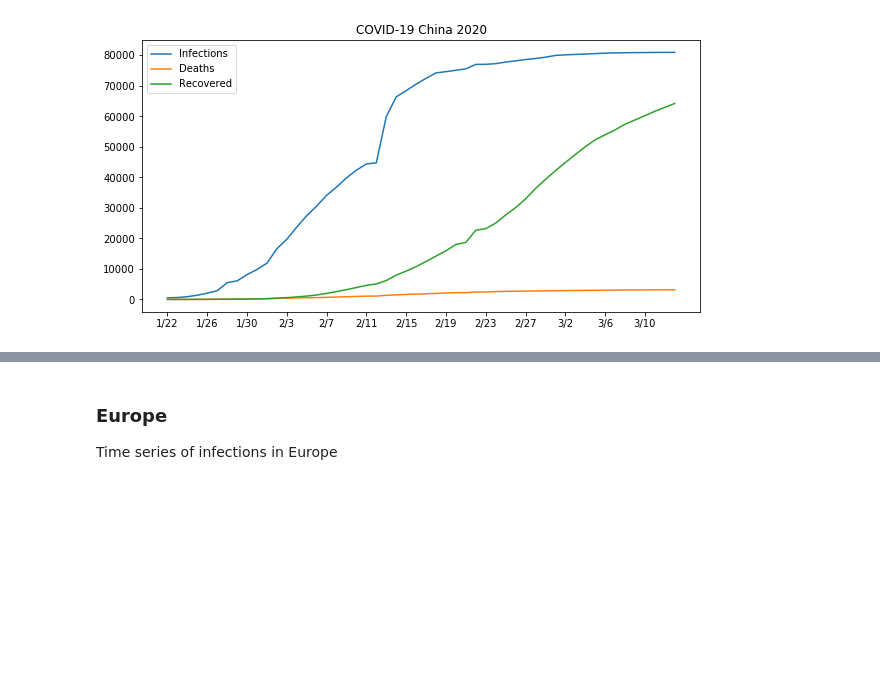
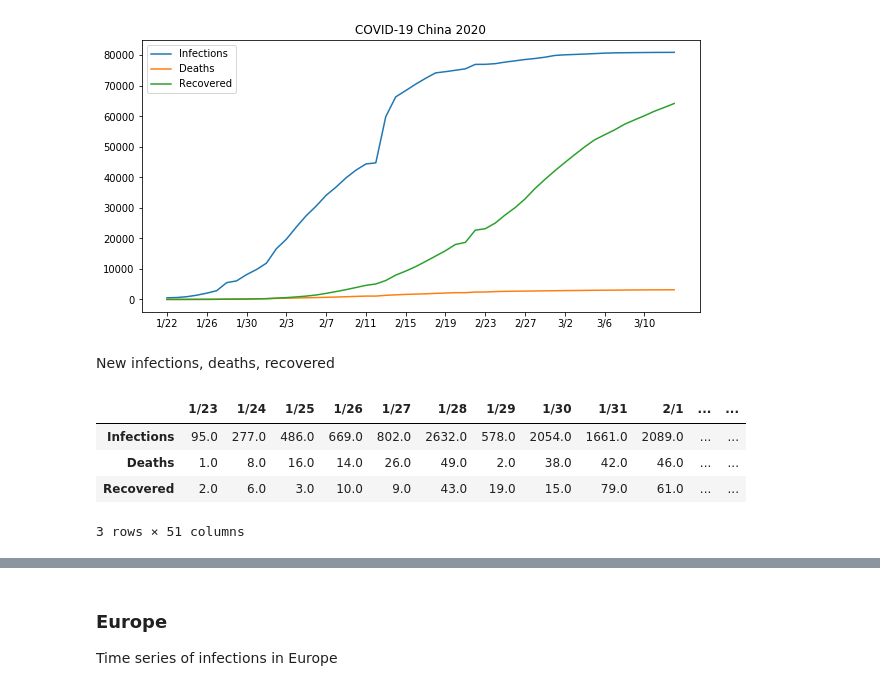
Before and after one commit to UncleGedd/COVID19-EDA, a Jupyter notebook: COVID-19 Viz.ipynb, the cells around one changed output, grey strips where cells are left out. Cells and saved outputs as stored; diff of their text form; code cells hidden in the pictures; blank space fills up the shorter version.

```diff
--- a/COVID-19 Viz.ipynb
+++ b/COVID-19 Viz.ipynb
@@ -78,3 +85,5 @@ plt.title('COVID-19 China 2020')
 plt.show()
 # %% [output]
 [figure]
+# %% [markdown]
+New infections, deaths, recovered
@@ -80,0 +94,10 @@ plt.show()
+# %%
+df_new_events_china =  pd.DataFrame([daily_infections_china, daily_deaths_china, daily_recovered_china],
+                                    columns=dates, index=['Infections', 'Deaths', 'Recovered'])
+df_new_events_china.head()
+# %% [output]
+|  | 1/23 | 1/24 | 1/25 | 1/26 | 1/27 | 1/28 | 1/29 | 1/30 | 1/31 | 2/1 | ... | ... |
+| Infections | 95.0 | 277.0 | 486.0 | 669.0 | 802.0 | 2632.0 | 578.0 | 2054.0 | 1661.0 | 2089.0 | ... | ... |
+| Deaths | 1.0 | 8.0 | 16.0 | 14.0 | 26.0 | 49.0 | 2.0 | 38.0 | 42.0 | 46.0 | ... | ... |
+| Recovered | 2.0 | 6.0 | 3.0 | 10.0 | 9.0 | 43.0 | 19.0 | 15.0 | 79.0 | 61.0 | ... | ... |
+3 rows × 51 columns
```
Also changed, not shown: parts of 11 cells of this notebook.
